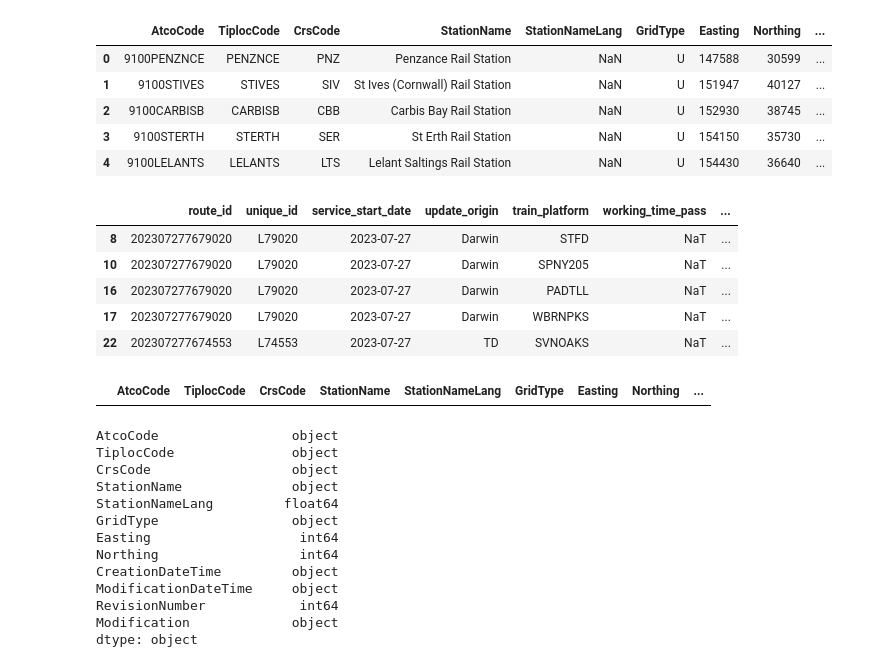
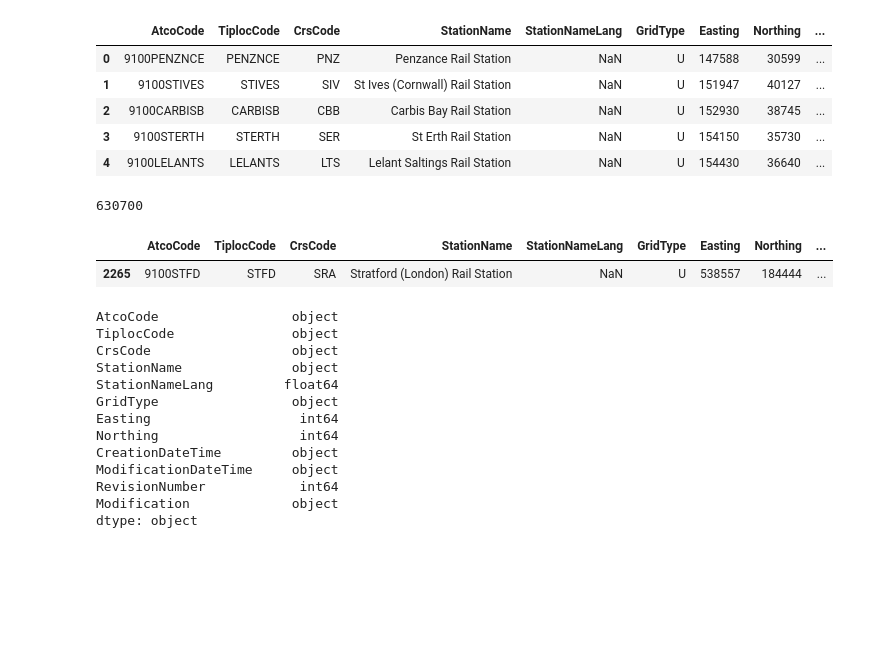
Before and after one commit to AndrewJarjis/FinalProject, a Jupyter notebook: FinalProject.ipynb, the cells around one changed output. Drawn from its saved outputs; the diff is of its cells as text; code cells hidden in the pictures; blank space fills up the shorter version.

```diff
--- a/FinalProject.ipynb
+++ b/FinalProject.ipynb
@@ -363,18 +363,14 @@ df_csv.head()
 | 3 | 9100STERTH | STERTH | SER | St Erth Rail Station | NaN | U | 154150 | 35730 | ... |
 | 4 | 9100LELANTS | LELANTS | LTS | Lelant Saltings Rail Station | NaN | U | 154430 | 36640 | ... |
 # %%
-df.head()
+df.size
 # %% [output]
-|  | route_id | unique_id | service_start_date | update_origin | train_platform | working_time_pass | ... |
-| 8 | 202307277679020 | L79020 | 2023-07-27 | Darwin | STFD | NaT | ... |
-| 10 | 202307277679020 | L79020 | 2023-07-27 | Darwin | SPNY205 | NaT | ... |
-| 16 | 202307277679020 | L79020 | 2023-07-27 | Darwin | PADTLL | NaT | ... |
-| 17 | 202307277679020 | L79020 | 2023-07-27 | Darwin | WBRNPKS | NaT | ... |
-| 22 | 202307277674553 | L74553 | 2023-07-27 | TD | SVNOAKS | NaT | ... |
+630700
 # %%
-df_csv.loc[df_csv['CrsCode']=='STFD']
+df_csv.loc[df_csv['TiplocCode']=='STFD']
 # %% [output]
 |  | AtcoCode | TiplocCode | CrsCode | StationName | StationNameLang | GridType | Easting | Northing | ... |
+| 2265 | 9100STFD | STFD | SRA | Stratford (London) Rail Station | NaN | U | 538557 | 184444 | ... |
 # %%
 print(df_csv.dtypes)
 # %% [output]
```
Also changed, not shown: parts of 18 cells of this notebook.
